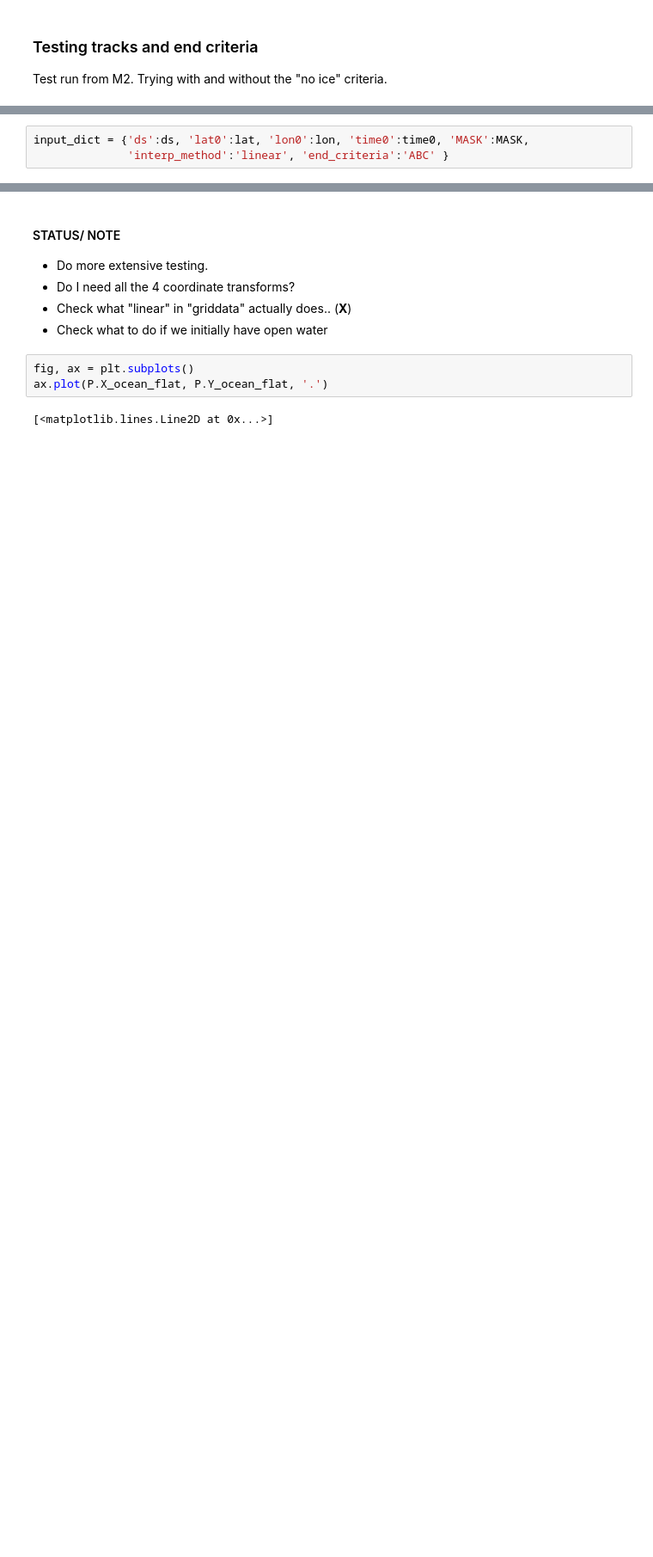
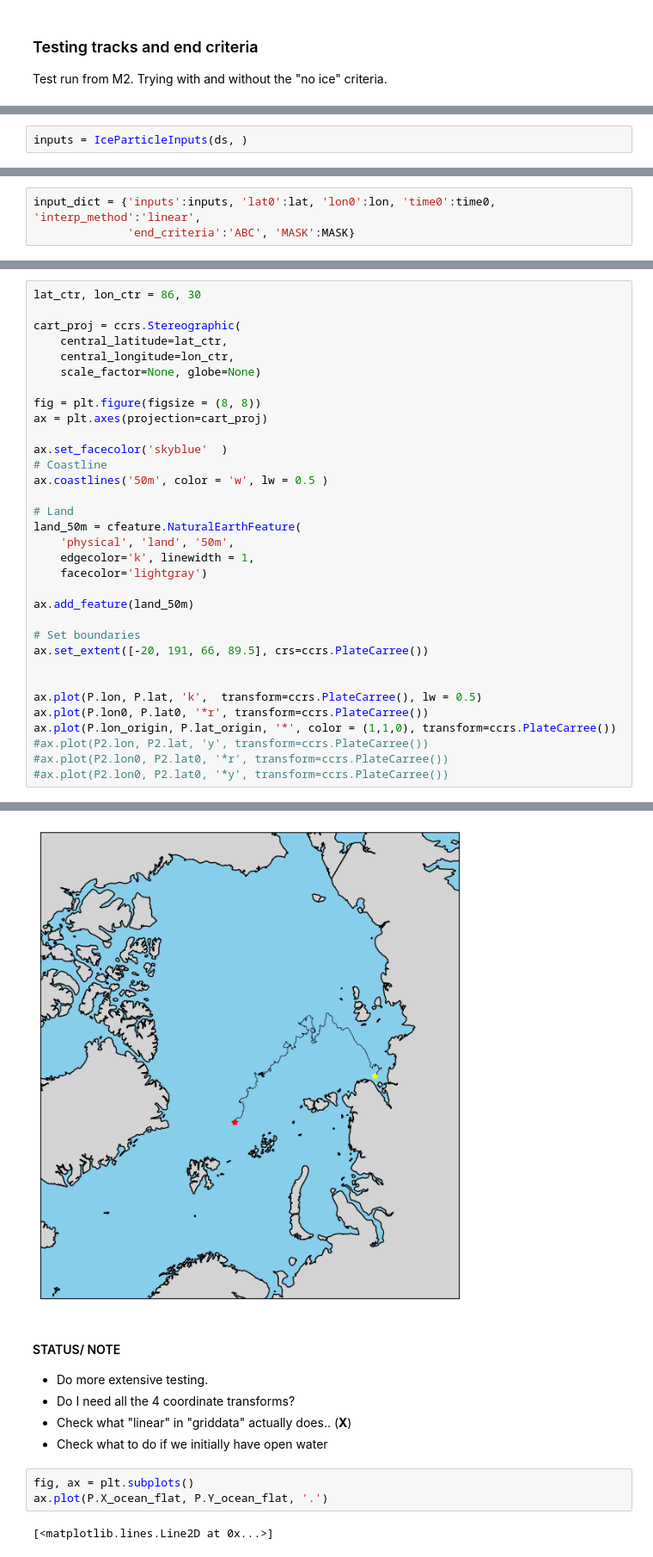
Before and after one commit to oyvfoss/SeaIceBacktrack, a Jupyter notebook: particle_tracking/Testing particle tracking and griddata.ipynb, the cells around one changed output, grey strips where cells are left out. Shown at 86% size. Drawn from its saved outputs; the diff is of its cells as text; blank space fills up the shorter version.

```diff
--- a/particle_tracking/Testing particle tracking and griddata.ipynb
+++ b/particle_tracking/Testing particle tracking and griddata.ipynb
@@ -28 +39,3 @@ Running other notebooks: Defining particle tracking class..  ..done.
+# %%
+inputs = IceParticleInputs(ds, )
 # %%
@@ -31,6 +43,6 @@ lon = 40
 lat = 84#coords[moor].lat
 time0 = datetime.date(2019, 3, 15)
 # %%
-input_dict = {'ds':ds, 'lat0':lat, 'lon0':lon, 'time0':time0, 'MASK':MASK,
-              'interp_method':'linear', 'end_criteria':'ABC' }
+input_dict = {'inputs':inputs, 'lat0':lat, 'lon0':lon, 'time0':time0, 'interp_method':'linear',
+              'end_criteria':'ABC', 'MASK':MASK}
 # %%
@@ -71,0 +81,34 @@ KeyError: "not all values found in index 'time'. Try setting the `method` keywor
+# %%
+lat_ctr, lon_ctr = 86, 30
+
+cart_proj = ccrs.Stereographic(
+    central_latitude=lat_ctr,
+    central_longitude=lon_ctr,
+    scale_factor=None, globe=None)
+
+fig = plt.figure(figsize = (8, 8))
+ax = plt.axes(projection=cart_proj)
+
+ax.set_facecolor('skyblue'  )
+# Coastline
+ax.coastlines('50m', color = 'w', lw = 0.5 )
+
+# Land
+land_50m = cfeature.NaturalEarthFeature(
+    'physical', 'land', '50m',
+    edgecolor='k', linewidth = 1,
+    facecolor='lightgray')
+
+ax.add_feature(land_50m)
+
+# Set boundaries
+ax.set_extent([-20, 191, 66, 89.5], crs=ccrs.PlateCarree())
+
+
+ax.plot(P.lon, P.lat, 'k',  transform=ccrs.PlateCarree(), lw = 0.5)
+ax.plot(P.lon0, P.lat0, '*r', transform=ccrs.PlateCarree())
+ax.plot(P.lon_origin, P.lat_origin, '*', color = (1,1,0), transform=ccrs.PlateCarree())
+#ax.plot(P2.lon, P2.lat, 'y', transform=ccrs.PlateCarree())
+#ax.plot(P2.lon0, P2.lat0, '*r', transform=ccrs.PlateCarree())
+#ax.plot(P2.lon0, P2.lat0, '*y', transform=ccrs.PlateCarree())
+# %% [output]
@@ -72,3 +116,4 @@ KeyError: "not all values found in index 'time'. Try setting the `method` keywor
+[figure, added]
 # %% [markdown]
 #### STATUS/ NOTE
 
```
Also changed, not shown: parts of 20 cells of this notebook, 12 other files.
